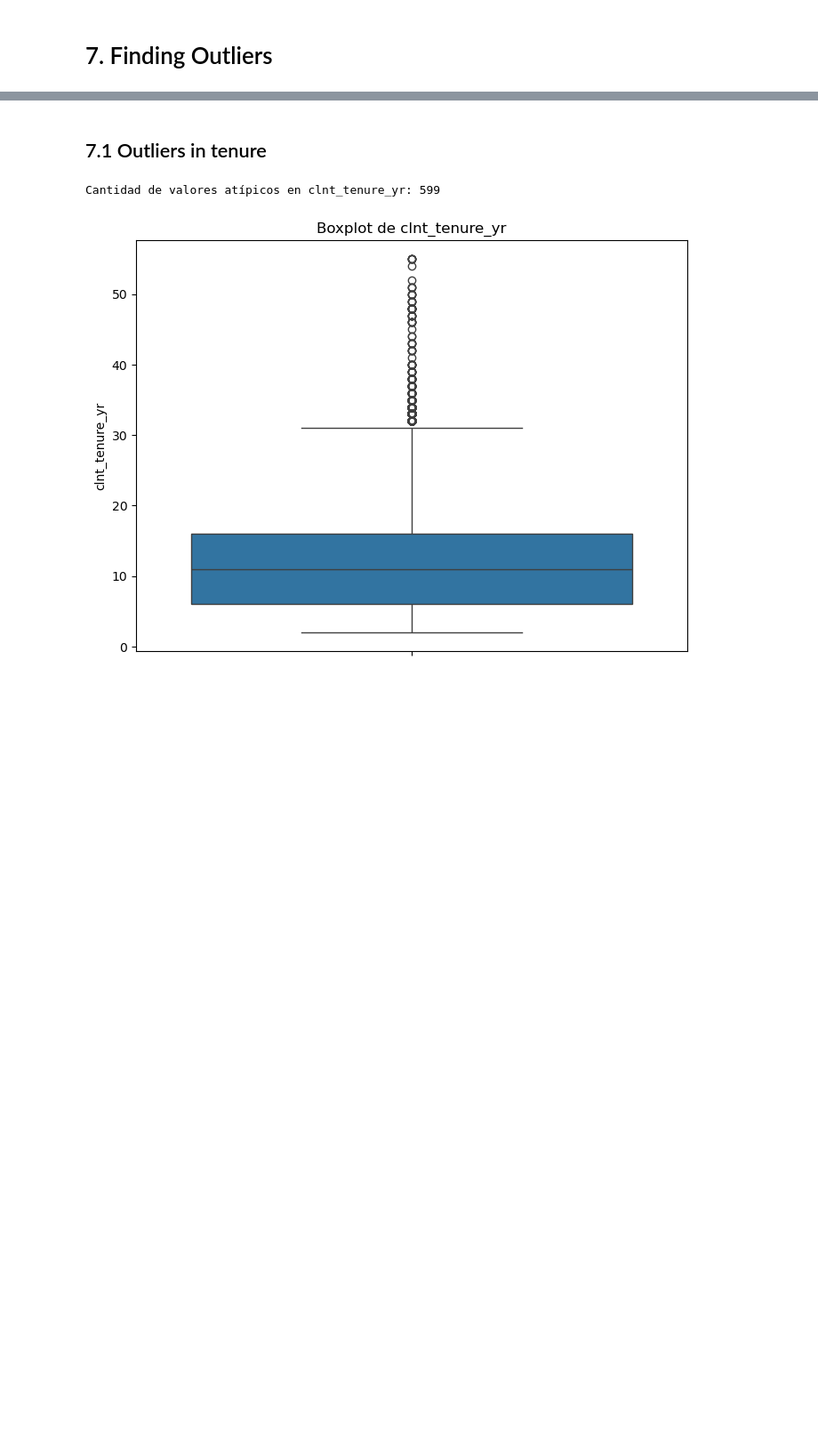
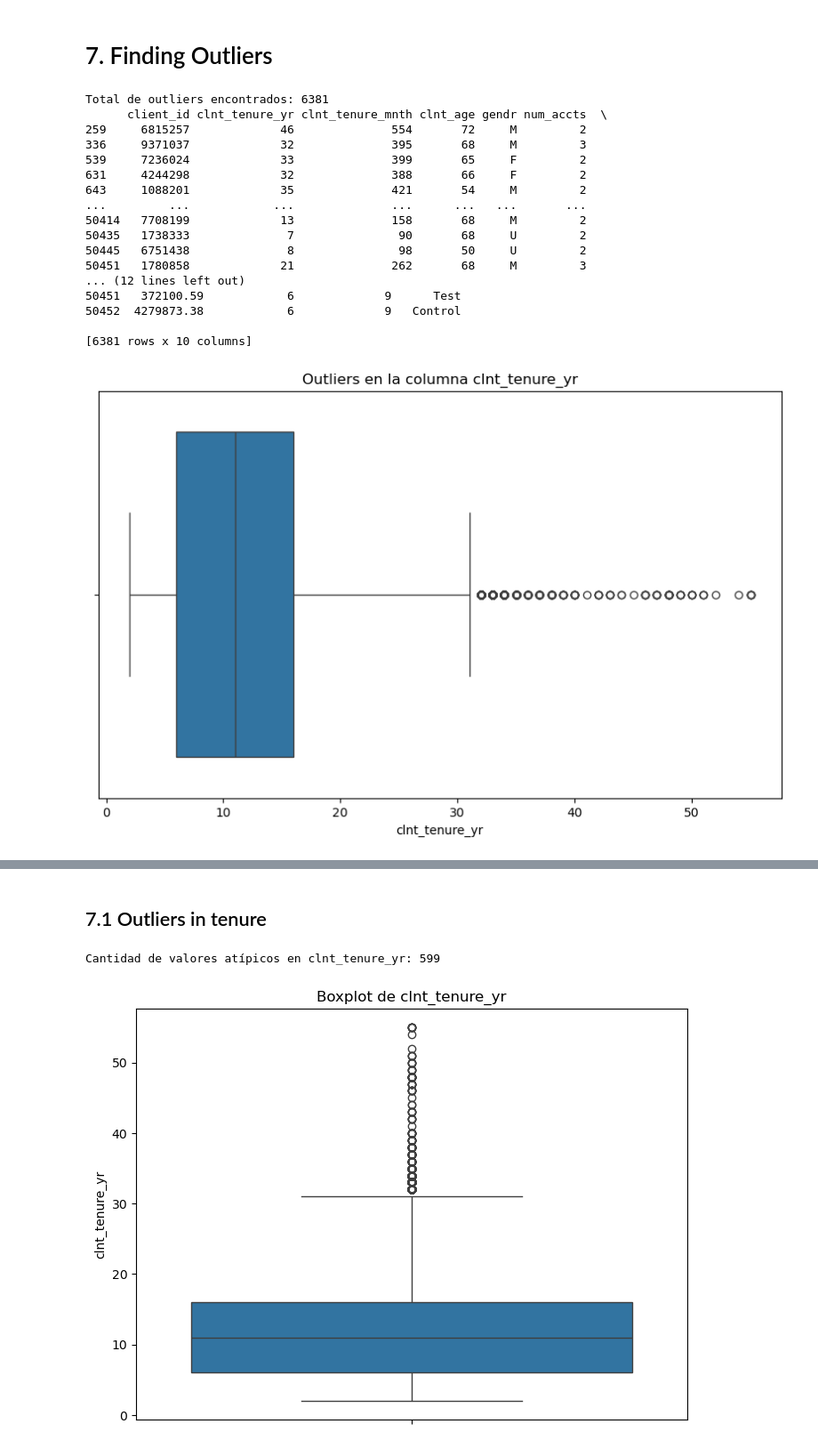
Before and after one commit to davidmoreno-gh/Vanguard-AB-Testing, a Jupyter notebook: notebooks/1. main.ipynb, the cells around one changed output, grey strips where cells are left out. Shown at 89% size. Drawn from its saved outputs; the diff is of its cells as text; code cells hidden in the pictures; blank space fills up the shorter version.

```diff
--- a/notebooks/1. main.ipynb
+++ b/notebooks/1. main.ipynb
@@ -1380,0 +1326,11 @@ No error counter: 0
+# %%
+# Asegúrate de que df_clean_fp esté cargado
+df_clean_fp = pd.read_csv('../clean_data/df_clean_fp.csv')
+
+# Convertir las columnas a formato de fecha, excepto 'client_id' y 'variation'
+date_columns = ['start', 'step_1', 'step_2', 'step_3', 'confirm']
+for col in date_columns:
+    df_clean_fp[col] = pd.to_datetime(df_clean_fp[col], errors='coerce')
+
+# Verificar que las columnas se hayan convertido correctamente
+print(df_clean_fp.dtypes)
@@ -1470,2 +1516,60 @@ Text(0, 0.5, 'Error rate (%)')
 # %% [markdown]
 # 7. Finding Outliers
+# %%
+import pandas as pd
+import matplotlib.pyplot as plt
+import seaborn as sns
+
+# Asegúrate de que df_clean_users esté cargado
+df_clean_users = pd.read_csv('../clean_data/df_clean_users.csv')
+
+# Función para identificar outliers usando el método del IQR, excluyendo ciertas columnas
+def find_outliers_iqr(df, exclude_columns):
+    outliers = pd.DataFrame(columns=df.columns)
+    for col in df.select_dtypes(include=['float64', 'int64']).columns:
+        if col not in exclude_columns:
+            Q1 = df[col].quantile(0.25)
+            Q3 = df[col].quantile(0.75)
+            IQR = Q3 - Q1
+            lower_bound = Q1 - 1.5 * IQR
+            upper_bound = Q3 + 1.5 * IQR
+            outliers_in_col = df[(df[col] < lower_bound) | (df[col] > upper_bound)]
+            outliers = pd.concat([outliers, outliers_in_col])
+    return outliers.drop_duplicates()
+
+# Columnas a excluir del análisis de outliers
+exclude_columns = ['client_id', 'num_accts', 'calls_6_mnth', 'logons_6_mnth']
+
+# Encontrar outliers en el DataFrame excluyendo ciertas columnas
+outliers = find_outliers_iqr(df_clean_users, exclude_columns)
+
+# Mostrar los outliers encontrados
+print(f"Total de outliers encontrados: {len(outliers)}")
+print(outliers)
+
+# Visualizar outliers en cada columna numérica, excluyendo ciertas columnas
+for col in df_clean_users.select_dtypes(include=['float64', 'int64']).columns:
+    if col not in exclude_columns:
+        plt.figure(figsize=(10, 6))
+        sns.boxplot(x=df_clean_users[col])
+        plt.title(f'Outliers en la columna {col}')
+        plt.show()
+# %% [output]
+Total de outliers encontrados: 6381
+      client_id clnt_tenure_yr clnt_tenure_mnth clnt_age gendr num_accts  \
+259     6815257             46              554       72     M         2
+336     9371037             32              395       68     M         3
+539     7236024             33              399       65     F         2
+631     4244298             32              388       66     F         2
+643     1088201             35              421       54     M         2
+...         ...            ...              ...      ...   ...       ...
+50414   7708199             13              158       68     M         2
+50435   1738333              7               90       68     U         2
+50445   6751438              8               98       50     U         2
+50451   1780858             21              262       68     M         3
+... (12 lines left out)
+50451   372100.59            6             9      Test
+50452  4279873.38            6             9   Control
+
+[6381 rows x 10 columns]
+[figure, added]
```
Also changed, not shown: parts of 91 cells of this notebook, 4 other files.
